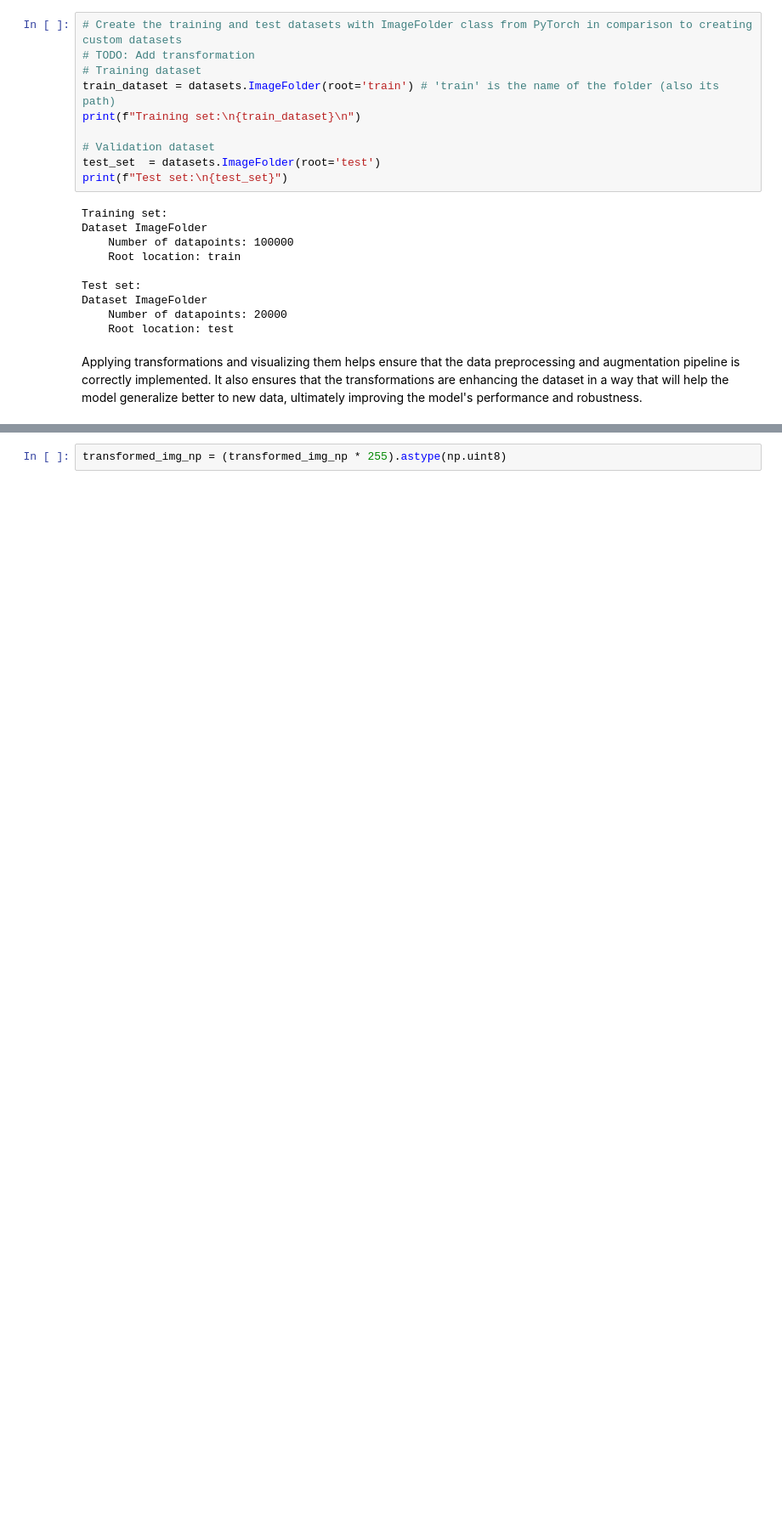
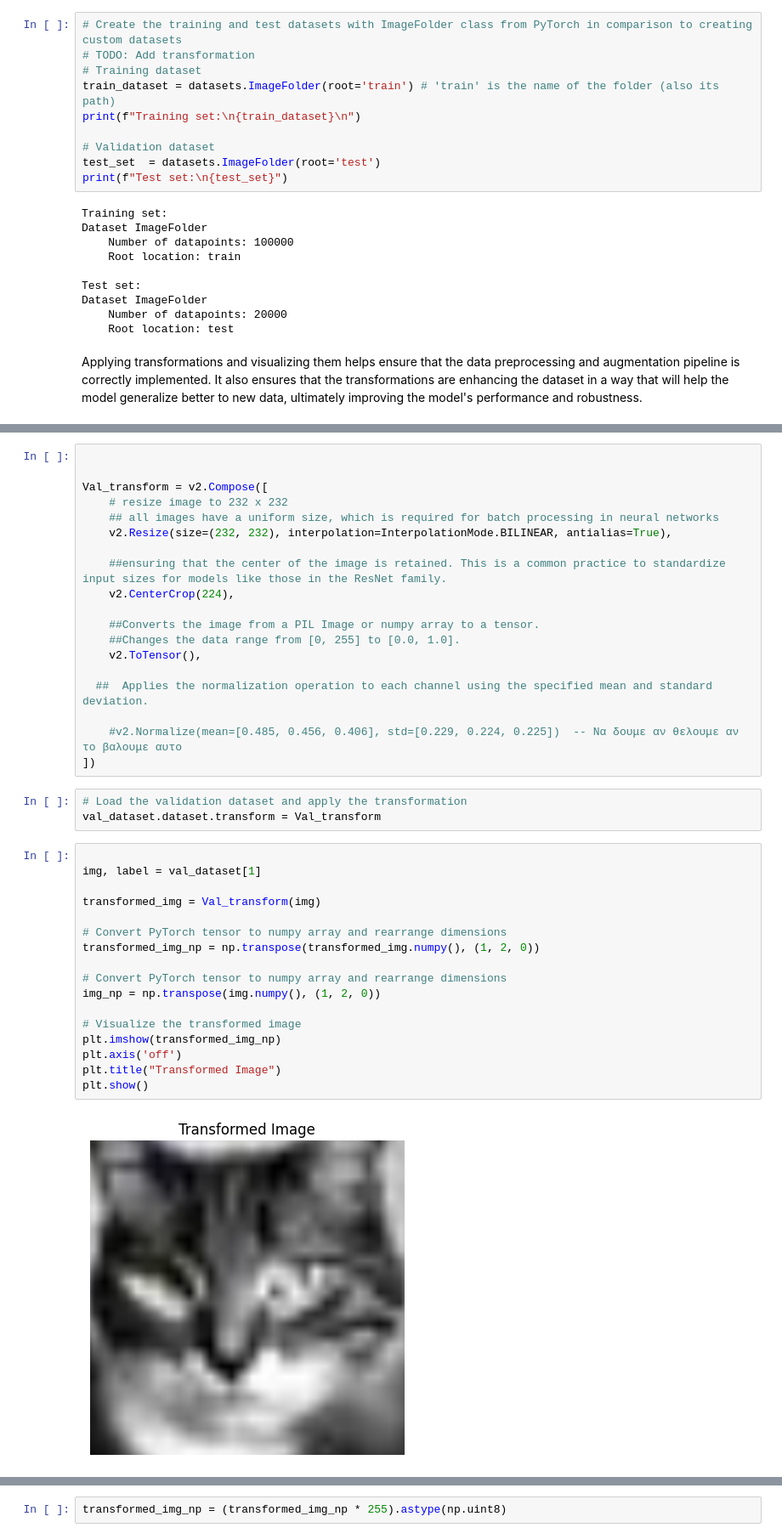
Before and after one commit to stefsyrsiri/synthetic-image-detection, a Jupyter notebook: Deep_Learning_Project.ipynb, the cells around one changed output, grey strips where cells are left out. Shown at 85% size. Saved outputs shown, nothing was run; the diff lists cells and outputs as text; blank space fills up the shorter version.

```diff
--- a/Deep_Learning_Project.ipynb
+++ b/Deep_Learning_Project.ipynb
@@ -139,0 +173,41 @@ ultimately improving the model's performance and robustness.
+# %%
+
+
+Val_transform = v2.Compose([
+    # resize image to 232 x 232
+    ## all images have a uniform size, which is required for batch processing in neural networks
+    v2.Resize(size=(232, 232), interpolation=InterpolationMode.BILINEAR, antialias=True),
+
+    ##ensuring that the center of the image is retained. This is a common practice to standardize input sizes for models like those in the ResNet family.
+    v2.CenterCrop(224),
+
+    ##Converts the image from a PIL Image or numpy array to a tensor.
+    ##Changes the data range from [0, 255] to [0.0, 1.0].
+    v2.ToTensor(),
+
+  ##  Applies the normalization operation to each channel using the specified mean and standard deviation.
+
+    #v2.Normalize(mean=[0.485, 0.456, 0.406], std=[0.229, 0.224, 0.225])  -- Να δουμε αν θελουμε αν το βαλουμε αυτο
+])
+# %%
+# Load the validation dataset and apply the transformation
+val_dataset.dataset.transform = Val_transform
+# %%
+
+img, label = val_dataset[1]
+
+transformed_img = Val_transform(img)
+
+# Convert PyTorch tensor to numpy array and rearrange dimensions
+transformed_img_np = np.transpose(transformed_img.numpy(), (1, 2, 0))
+
+# Convert PyTorch tensor to numpy array and rearrange dimensions
+img_np = np.transpose(img.numpy(), (1, 2, 0))
+
+# Visualize the transformed image
+plt.imshow(transformed_img_np)
+plt.axis('off')
+plt.title("Transformed Image")
+plt.show()
+# %% [output]
+[figure, added]
```
Also changed, not shown: parts of 13 cells of this notebook.
